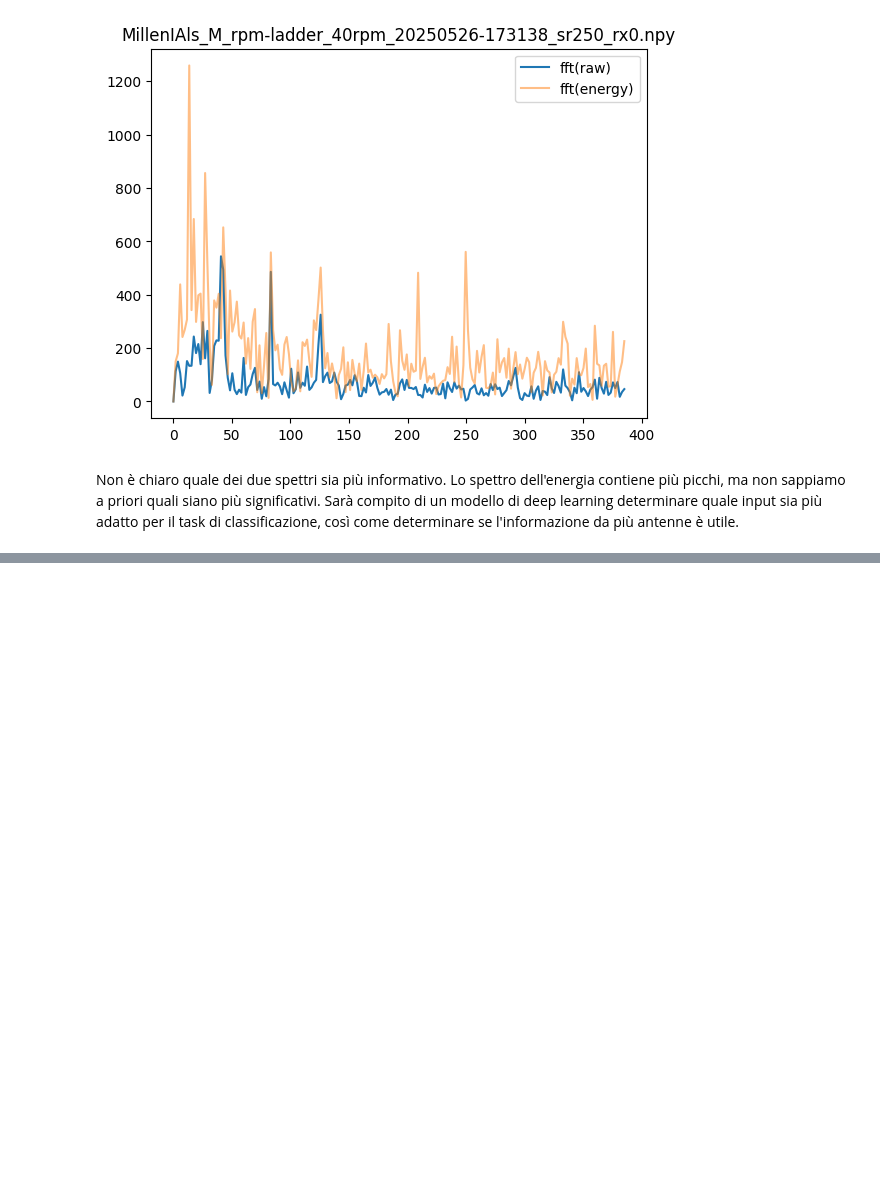
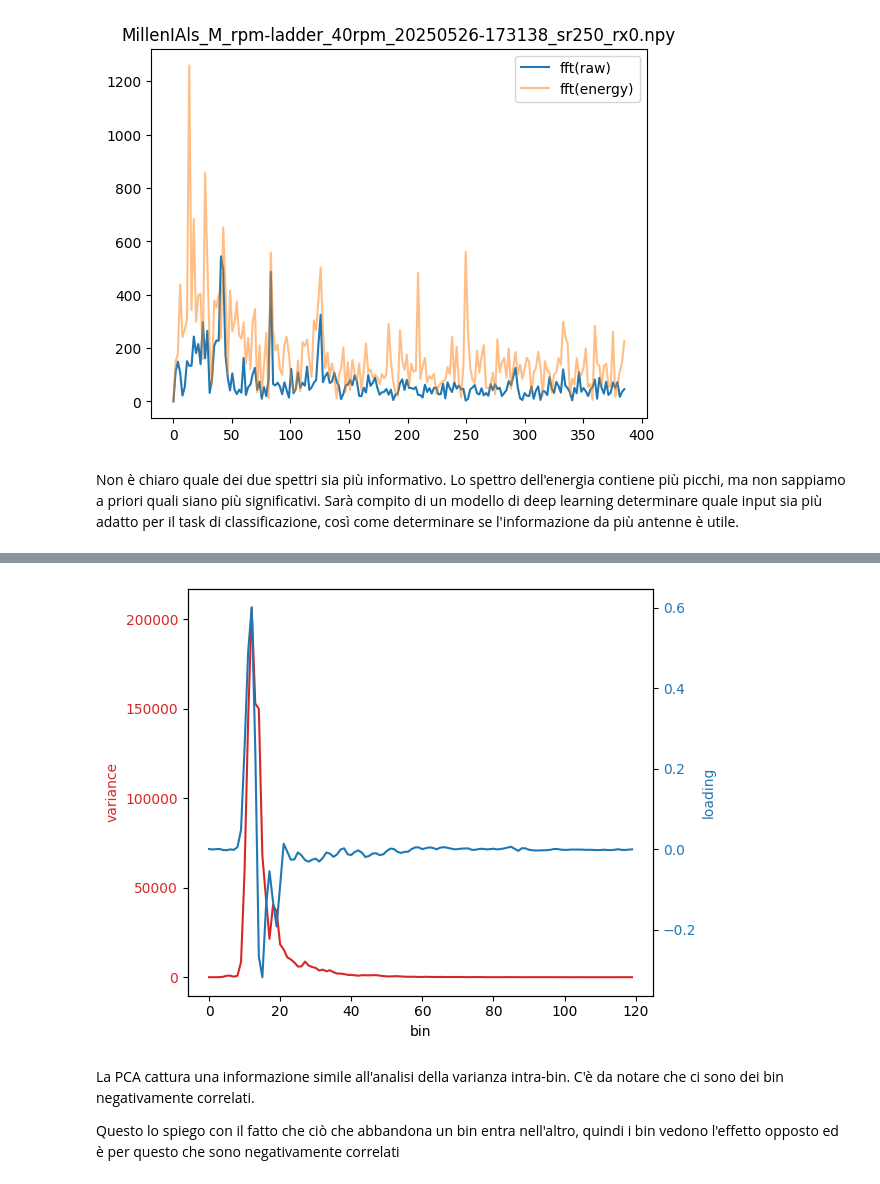
Before and after one commit to FattiMei/smart-trainer, a Jupyter notebook: analysis/fourier.ipynb, the cells around one changed output, grey strips where cells are left out. Cells and saved outputs as stored; diff of their text form; code cells hidden in the pictures; blank space fills up the shorter version.

```diff
--- a/analysis/fourier.ipynb
+++ b/analysis/fourier.ipynb
@@ -142,0 +148,33 @@ Non è chiaro quale dei due spettri sia più informativo. Lo spettro dell'energi
+# %%
+from sklearn.decomposition import PCA
+
+# PCA on complex data is a delicate problem, let's just use the energy
+pca = PCA(n_components=1)
+score = pca.fit_transform(energy).reshape(-1)
+score = score - np.mean(score, axis=0)
+loading = pca.components_.reshape(-1)
+# %%
+var = np.var(energy, axis=0)
+
+fig, ax1 = plt.subplots()
+
+color = 'tab:red'
+ax1.set_xlabel('bin')
+ax1.set_ylabel('variance', color=color)
+ax1.plot(var, label='bin variance', color=color)
+ax1.tick_params(axis='y', labelcolor=color)
+
+color = 'tab:blue'
+ax2 = ax1.twinx()
+ax2.set_ylabel('loading', color=color)
+ax2.plot(loading, color=color)
+ax2.tick_params(axis='y', labelcolor=color)
+
+fig.tight_layout()
+plt.show()
+# %% [output]
+[figure, added]
+# %% [markdown]
+La PCA cattura una informazione simile all'analisi della varianza intra-bin. C'è da notare che ci sono dei bin negativamente correlati.
+
+Questo lo spiego con il fatto che ciò che abbandona un bin entra nell'altro, quindi i bin vedono l'effetto opposto ed è per questo che sono negativamente correlati
```
Also changed, not shown: parts of 1 cell of this notebook, 1 other file.
